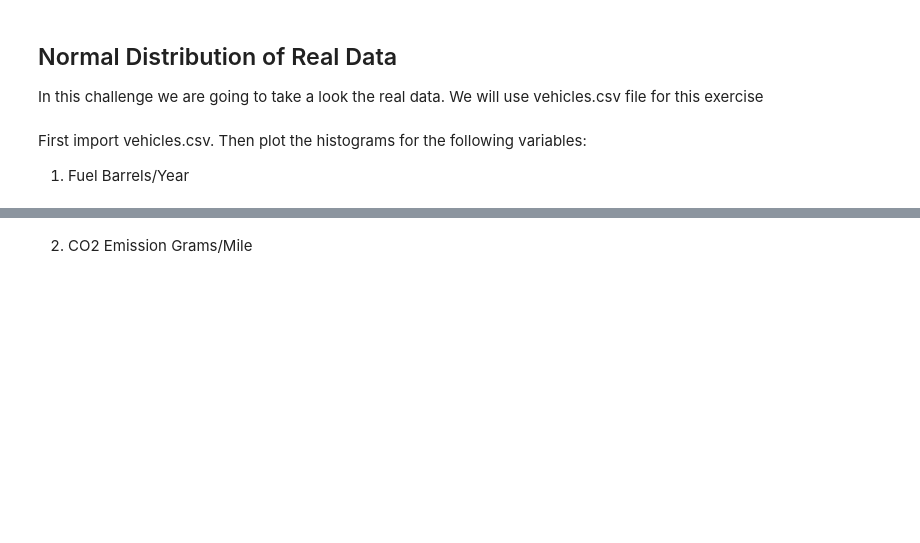
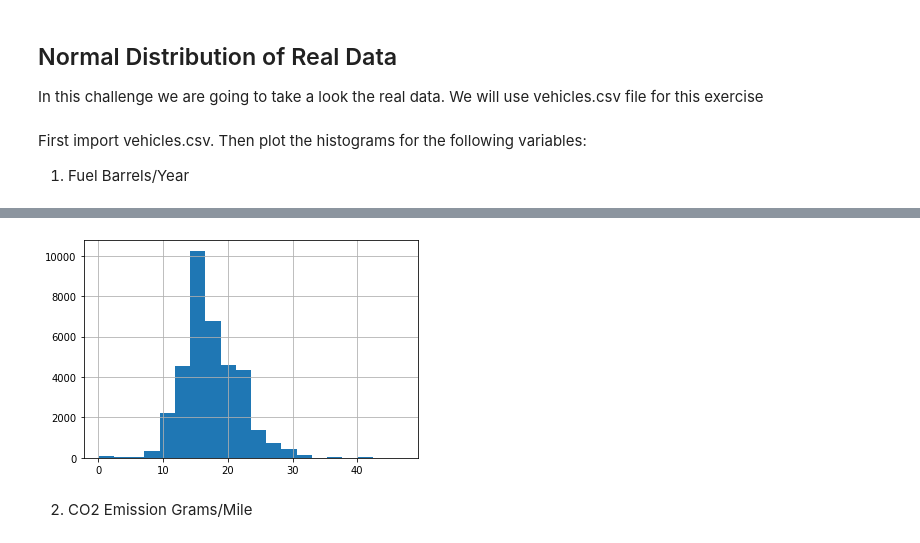
Before and after one commit to ta-data-mexpt/lab-continuous-probability-distribution, a Jupyter notebook: your-code/main.ipynb, the cells around one changed output, grey strips where cells are left out. Saved outputs shown, nothing was run; the diff lists cells and outputs as text; code cells hidden in the pictures; blank space fills up the shorter version.

```diff
--- a/your-code/main.ipynb
+++ b/your-code/main.ipynb
@@ -108,0 +108,2 @@ Then plot the histograms for the following variables:
+# %%
+data=pd.read_csv("https://raw.githubusercontent.com/eduardoheros/lab-continuous-probability-distribution/master/your-code/vehicles.csv")
@@ -109,2 +119,6 @@ Then plot the histograms for the following variables:
+# %%
+data["Fuel Barrels/Year"].hist(bins=20);
+# %% [output]
+[figure, added]
 # %% [markdown]
 2. CO2 Emission Grams/Mile
```
Also changed, not shown: parts of 18 cells of this notebook.
